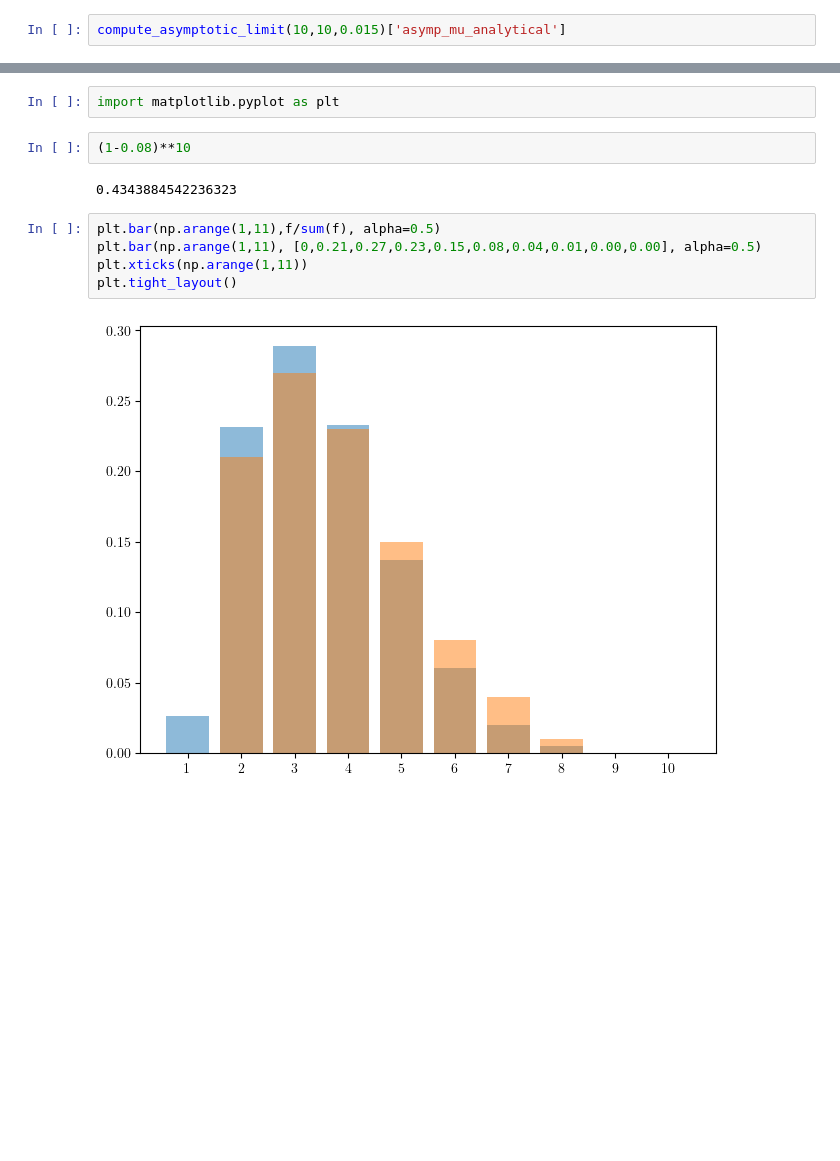
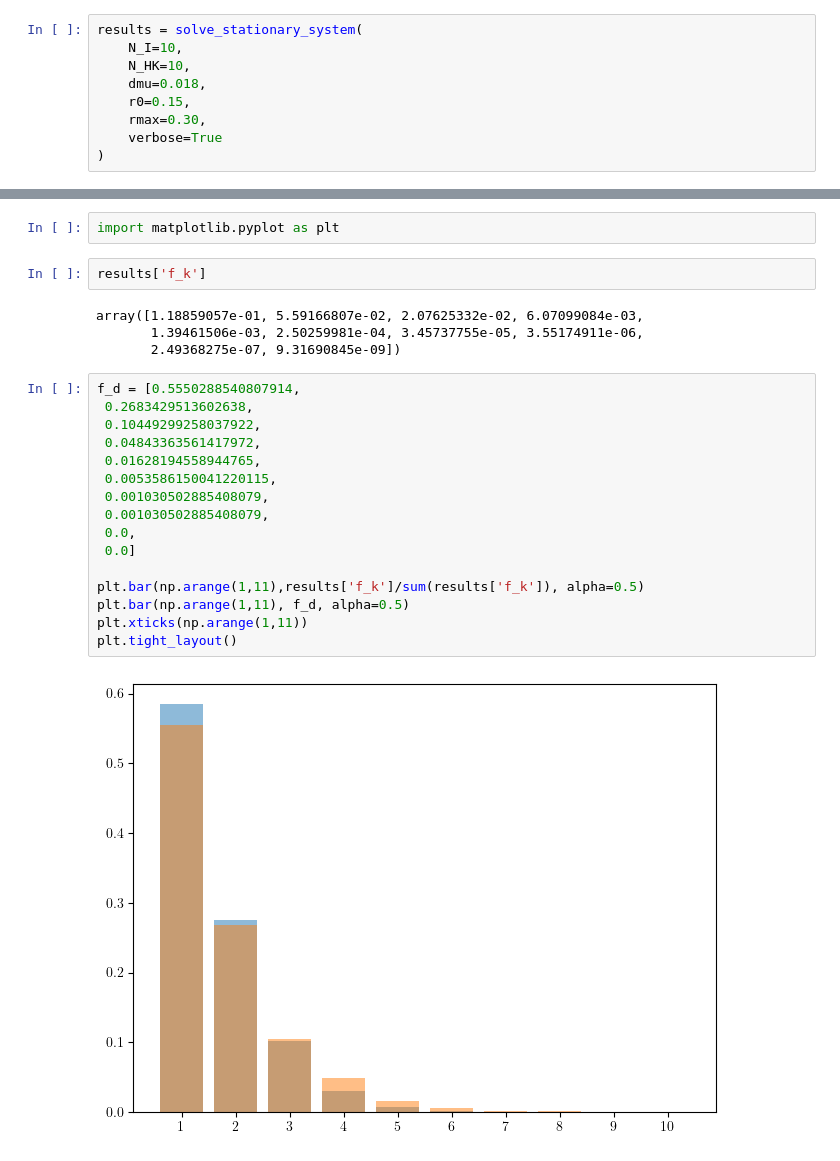
Before and after one commit to francescozambelli/CancerEvo, a Jupyter notebook: notebooks/analysis.ipynb, the cells around one changed output, grey strips where cells are left out. Saved outputs shown, nothing was run; the diff lists cells and outputs as text; blank space fills up the shorter version.

```diff
--- a/notebooks/analysis.ipynb
+++ b/notebooks/analysis.ipynb
@@ -299,3 +321,10 @@ from scripts.calculate_asymptotic_theory import compute_asymptotic_limit
 # %%
-compute_asymptotic_limit(10,10,0.015)['asymp_mu_analytical']
+results = solve_stationary_system(
+    N_I=10,
+    N_HK=10,
+    dmu=0.018,
+    r0=0.15,
+    rmax=0.30,
+    verbose=True
+)
 # %% [output]
@@ -536,13 +348,26 @@ Normalization:
 # %%
 import matplotlib.pyplot as plt
 # %%
-(1-0.08)**10
+results['f_k']
 # %% [output]
-0.4343884542236323
+array([1.18859057e-01, 5.59166807e-02, 2.07625332e-02, 6.07099084e-03,
+       1.39461506e-03, 2.50259981e-04, 3.45737755e-05, 3.55174911e-06,
+       2.49368275e-07, 9.31690845e-09])
 # %%
-plt.bar(np.arange(1,11),f/sum(f), alpha=0.5)
-plt.bar(np.arange(1,11), [0,0.21,0.27,0.23,0.15,0.08,0.04,0.01,0.00,0.00], alpha=0.5)
+f_d = [0.5550288540807914,
+ 0.2683429513602638,
+ 0.10449299258037922,
+ 0.04843363561417972,
+ 0.01628194558944765,
+ 0.0053586150041220115,
+ 0.001030502885408079,
+ 0.001030502885408079,
+ 0.0,
+ 0.0]
+
+plt.bar(np.arange(1,11),results['f_k']/sum(results['f_k']), alpha=0.5)
+plt.bar(np.arange(1,11), f_d, alpha=0.5)
 plt.xticks(np.arange(1,11))
 plt.tight_layout()
 # %% [output]
-[figure, old version]
+[figure, new version]
```
Also changed, not shown: parts of 12 cells of this notebook, 24 other files.
